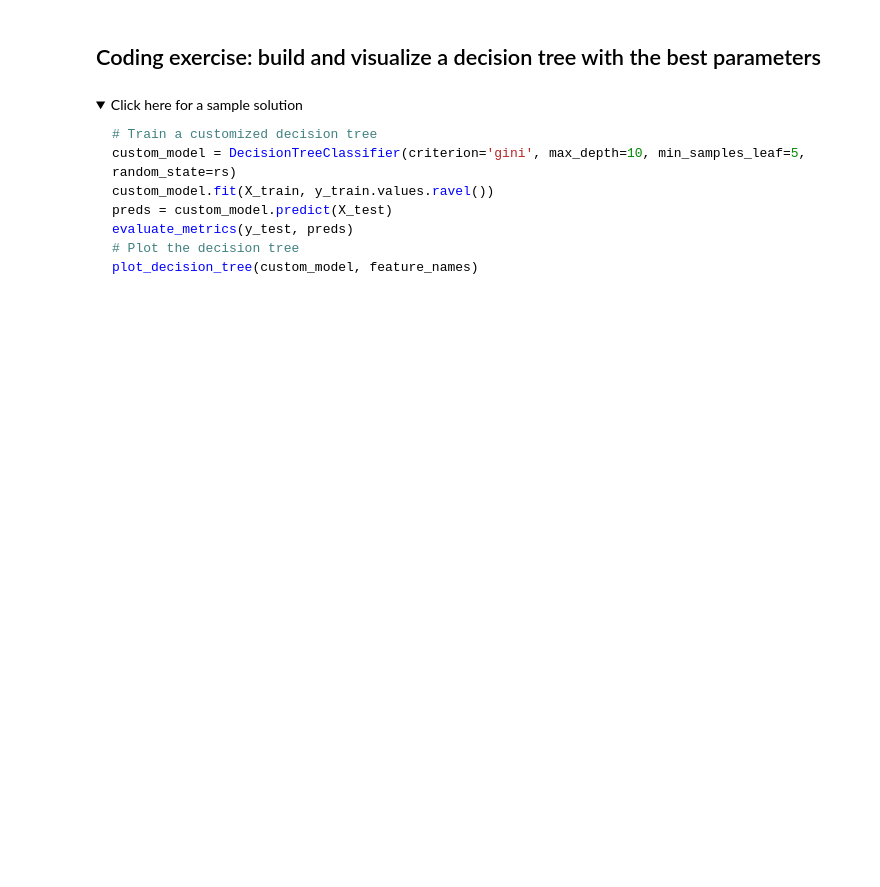
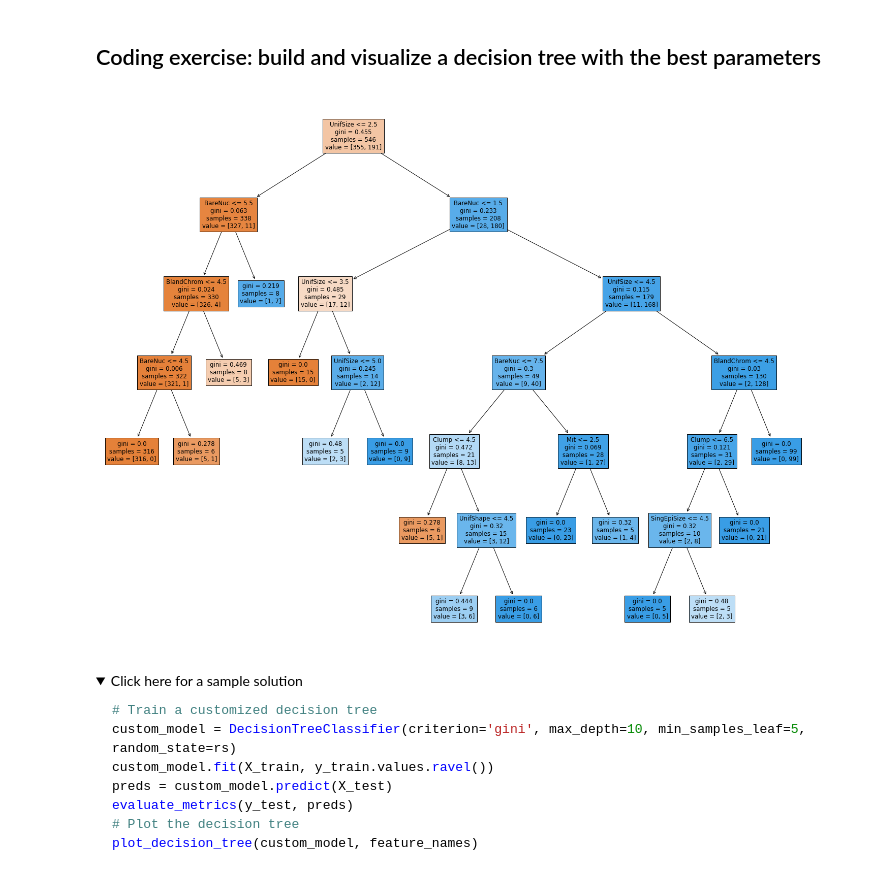
Before and after one commit to mzaoualim/Coursera_IBM_Machine_Learning_Professional_Certificate, a Jupyter notebook: supervised-machine-learning-classification/lab_jupyter_decisiontree.ipynb, the cells around one changed output. Cells and saved outputs as stored; diff of their text form; code cells hidden in the pictures; folded sections open; blank space fills up the shorter version.

```diff
--- a/supervised-machine-learning-classification/lab_jupyter_decisiontree.ipynb
+++ b/supervised-machine-learning-classification/lab_jupyter_decisiontree.ipynb
@@ -207,3 +237,10 @@ So the best parameters are criterion=`gini`, max_depth=10, and min_samples_leaf=
+# %%
+## Type your code here
+best_model = DecisionTreeClassifier(criterion='gini', max_depth=10, min_samples_leaf=5, random_state=rs)
+best_model.fit(X_train, y_train.values.ravel())
+plot_decision_tree(best_model, feature_names)
+# %% [output]
+[figure, added]
 # %% [markdown]
 <details><summary>Click here for a sample solution</summary>
 
```
Also changed, not shown: parts of 12 cells of this notebook.
